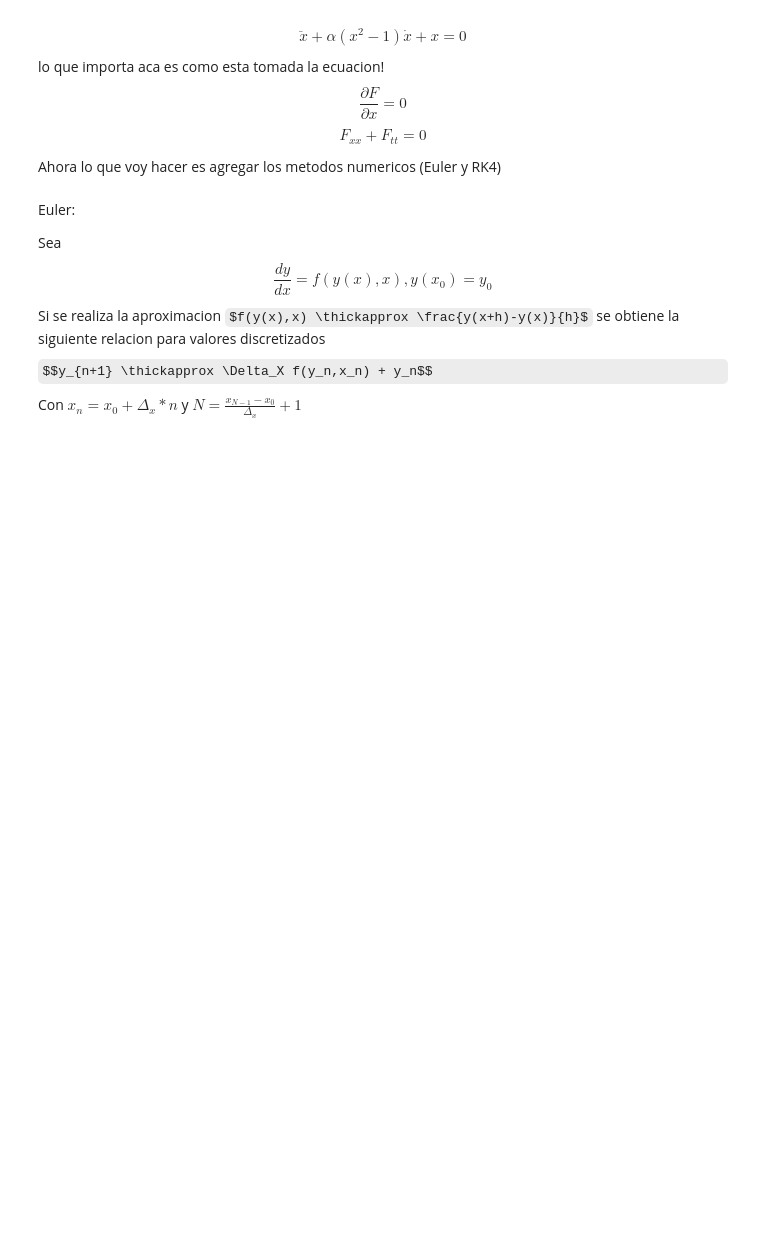
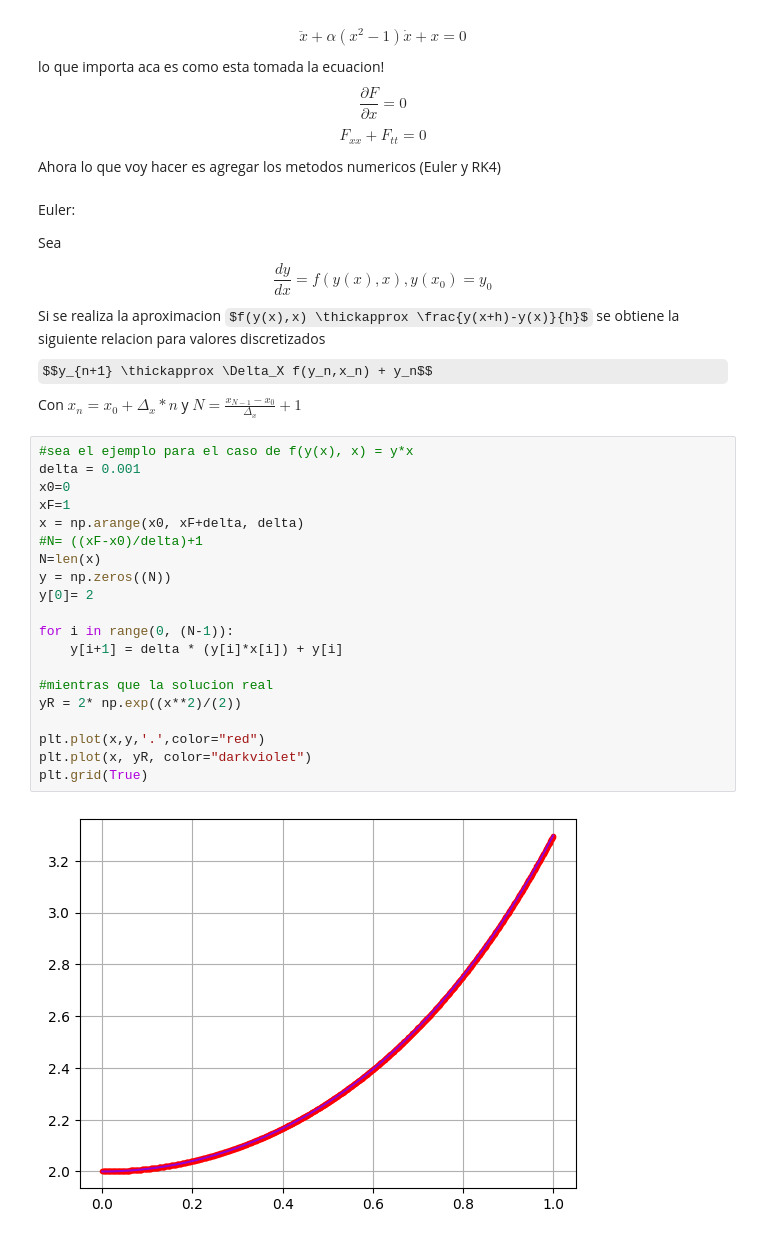
Before and after one commit to JuanN314/prueba-de-subida, a Jupyter notebook: jp.ipynb, the cells around one changed output. Drawn from its saved outputs; the diff is of its cells as text; some formulas as TeX source; blank space fills up the shorter version.

Commit message:
ejemplo de euler agregado

```diff
--- a/jp.ipynb
+++ b/jp.ipynb
@@ -34,3 +34,25 @@ Sea $$\frac{dy}{dx}=f(y(x),x), y(x_0)=y_0$$
 Si se realiza la aproximacion $f(y(x),x) \thickapprox \frac{y(x+h)-y(x)}{h}$ se obtiene la siguiente relacion para valores discretizados
 $$y_{n+1} \thickapprox \Delta_X f(y_n,x_n) + y_n$$
 Con $x_n = x_0 + \Delta_x * n$ y $N=\frac{x_{N-1}-x_0}{\Delta_x}+1$
+# %%
+#sea el ejemplo para el caso de f(y(x), x) = y*x
+delta = 0.001
+x0=0
+xF=1
+x = np.arange(x0, xF+delta, delta)
+#N= ((xF-x0)/delta)+1
+N=len(x)
+y = np.zeros((N))
+y[0]= 2
+
+for i in range(0, (N-1)):
+    y[i+1] = delta * (y[i]*x[i]) + y[i]
+
+#mientras que la solucion real
+yR = 2* np.exp((x**2)/(2))
+
+plt.plot(x,y,'.',color="red")
+plt.plot(x, yR, color="darkviolet")
+plt.grid(True)
+# %% [output]
+[figure, added]
```
